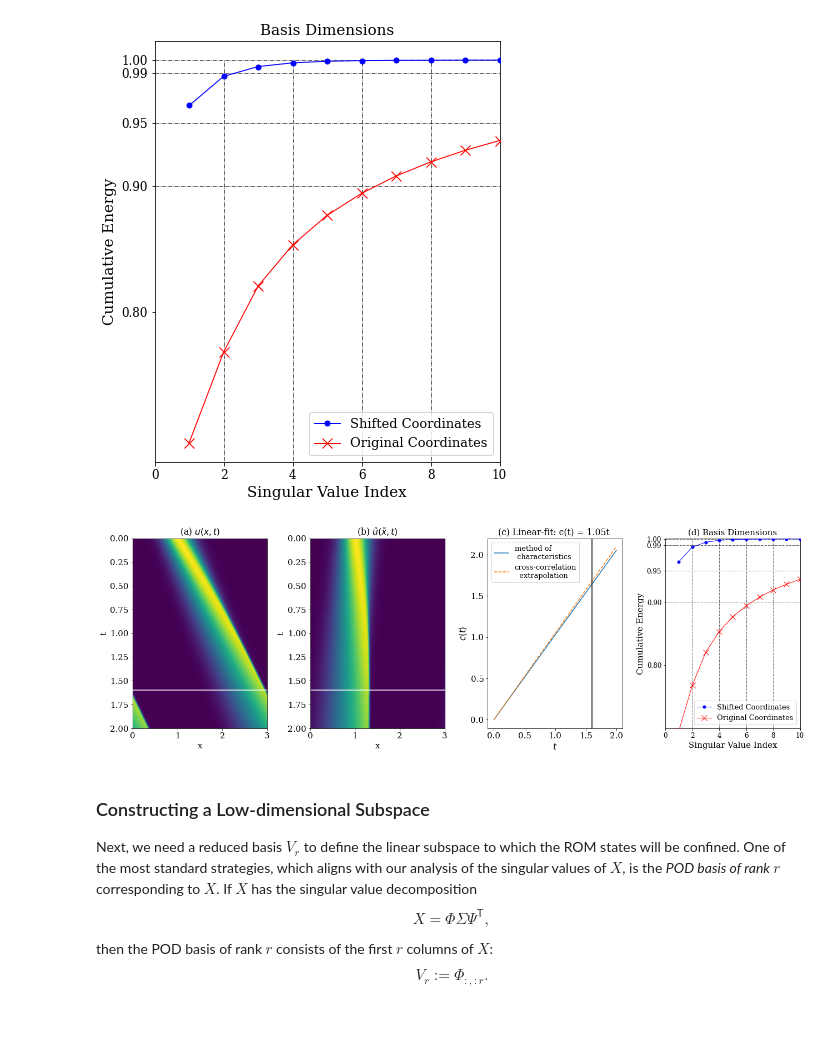
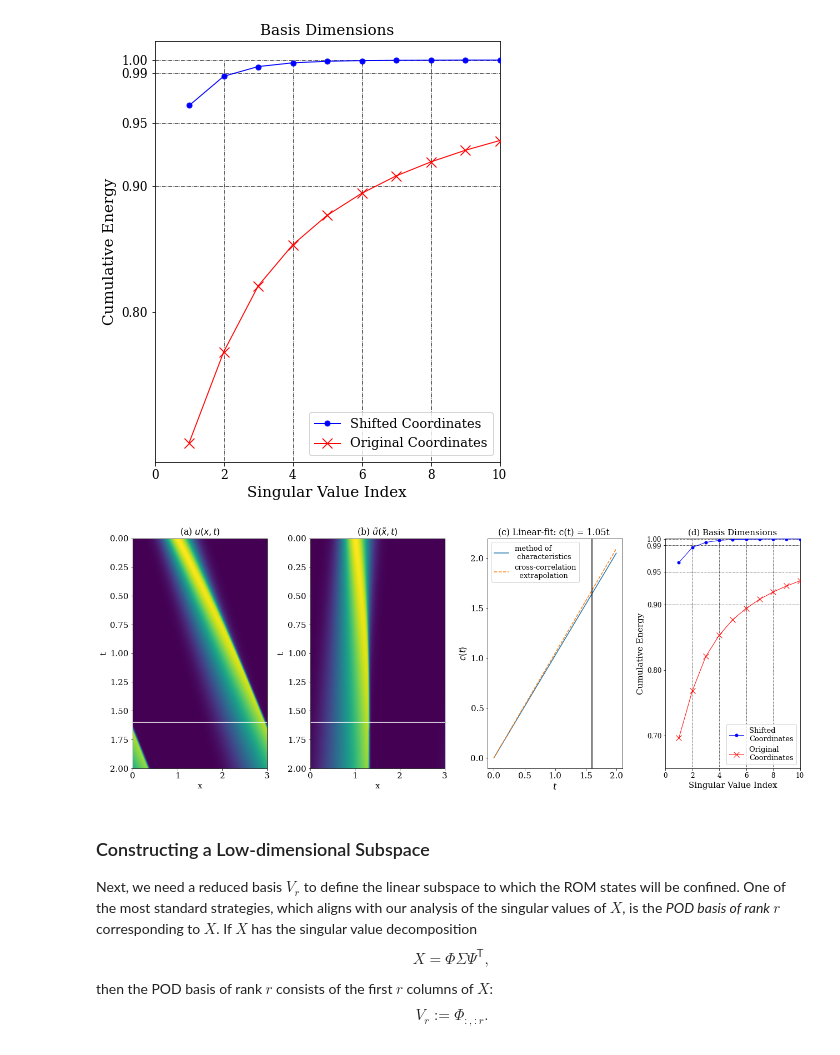
Before and after one commit to opaliss/Space-Weather-ROM, a Jupyter notebook: Burgers/S-OpInf-Burgers-Eq-Quadratic-Form.ipynb, the cells around one changed output. Cells and saved outputs as stored; diff of their text form; code cells hidden in the pictures; blank space fills up the shorter version.

```diff
--- a/Burgers/S-OpInf-Burgers-Eq-Quadratic-Form.ipynb
+++ b/Burgers/S-OpInf-Burgers-Eq-Quadratic-Form.ipynb
@@ -408,7 +408,7 @@ plt.savefig("figs/singular_value_decay_burgers.png", pad_inches=1)
 # %% [output]
 [figure]
 # %%
-fig, ax = plt.subplots(ncols=4, nrows=1,figsize=(18, 6))
+fig, ax = plt.subplots(ncols=4, nrows=1,figsize=(18, 7))
 ax[0].imshow(U_sol.T, extent=[a,b, T, 0], aspect="auto")
 ax[1].imshow(U_new.T, extent=[a,b, T, 0],  aspect="auto")
 
@@ -436,39 +436,39 @@ ax[2].legend()
 
 
 # plot singluar values cumulative energy
-ax[3].plot(np.arange(1, svdvals.size + 1), cum_energy, '.-', ms=10, lw=1, zorder=3, c="b", label="Shifted Coordinates")
-ax[3].plot(np.arange(1, svdvals.size + 1), cum_energy_prev, 'x-', ms=10, lw=1, zorder=3, c="r", label="Original Coordinates")
+ax[3].plot(np.arange(1, svdvals.size + 1), cum_energy, '.-', ms=10, lw=1, zorder=3, c="b", label="Shifted \nCoordinates")
+ax[3].plot(np.arange(1, svdvals.size + 1), cum_energy_prev, 'x-', ms=10, lw=1, zorder=3, c="r", label="Original \nCoordinates")
 # get current y-limits
 ylim = ax[3].get_ylim()
 
 # set up axis.
 ax[3].hlines(0.9, 0, xlim, color="black", linewidth=.6, linestyle="-.")
 ax[3].hlines(0.95, 0, xlim, color="black", linewidth=.6, linestyle="-.")
 ax[3].hlines(0.99, 0, xlim, color="black", linewidth=.6, linestyle="-.")
 ax[3].hlines(1, 0, xlim, color="black", linewidth=.6, linestyle="-.")
 
 ax[3].vlines(2, 0, 1, color="black", linewidth=.6, linestyle="-.")
 ax[3].vlines(4, 0, 1, color="black", linewidth=.6, linestyle="-.")
 ax[3].vlines(6, 0, 1, color="black", linewidth=.6, linestyle="-.")
 ax[3].vlines(8, 0, 1, color="black", linewidth=.6, linestyle="-.")
 
 
 plt.legend()
 
 _ = ax[3].set_xlim(0, xlim)
-_ = ax[3].set_ylim(bottom=0.7, top=1.001)
-_ = ax[3].set_yticks(ticks=[0.8, 0.9, 0.95, 0.99, 1])
+_ = ax[3].set_ylim(bottom=0.65, top=1.001)
+_ = ax[3].set_yticks(ticks=[0.7, 0.8, 0.9, 0.95, 0.99, 1])
 _ = ax[3].set_xlabel(r"Singular Value Index", fontsize=15)
 _ = ax[3].set_ylabel(r"Cumulative Energy", fontsize=15)
 _ = ax[3].set_title("(d) Basis Dimensions", fontsize=15)
 _ = ax[3].tick_params(axis='both', which='major', labelsize=12)
 
 
 plt.tight_layout()
 
 plt.savefig("Burgers/figs/burgers_eqn_comparison_of_methods_to_compute_shift.png", dpi=500)
 # %% [output]
-[figure, old version]
+[figure, new version]
 # %% [markdown]
 ### Constructing a Low-dimensional Subspace
 Next, we need a reduced basis $V_{r}$ to define the linear subspace to which the ROM states will be confined.
```
Also changed, not shown: 1 other file.
